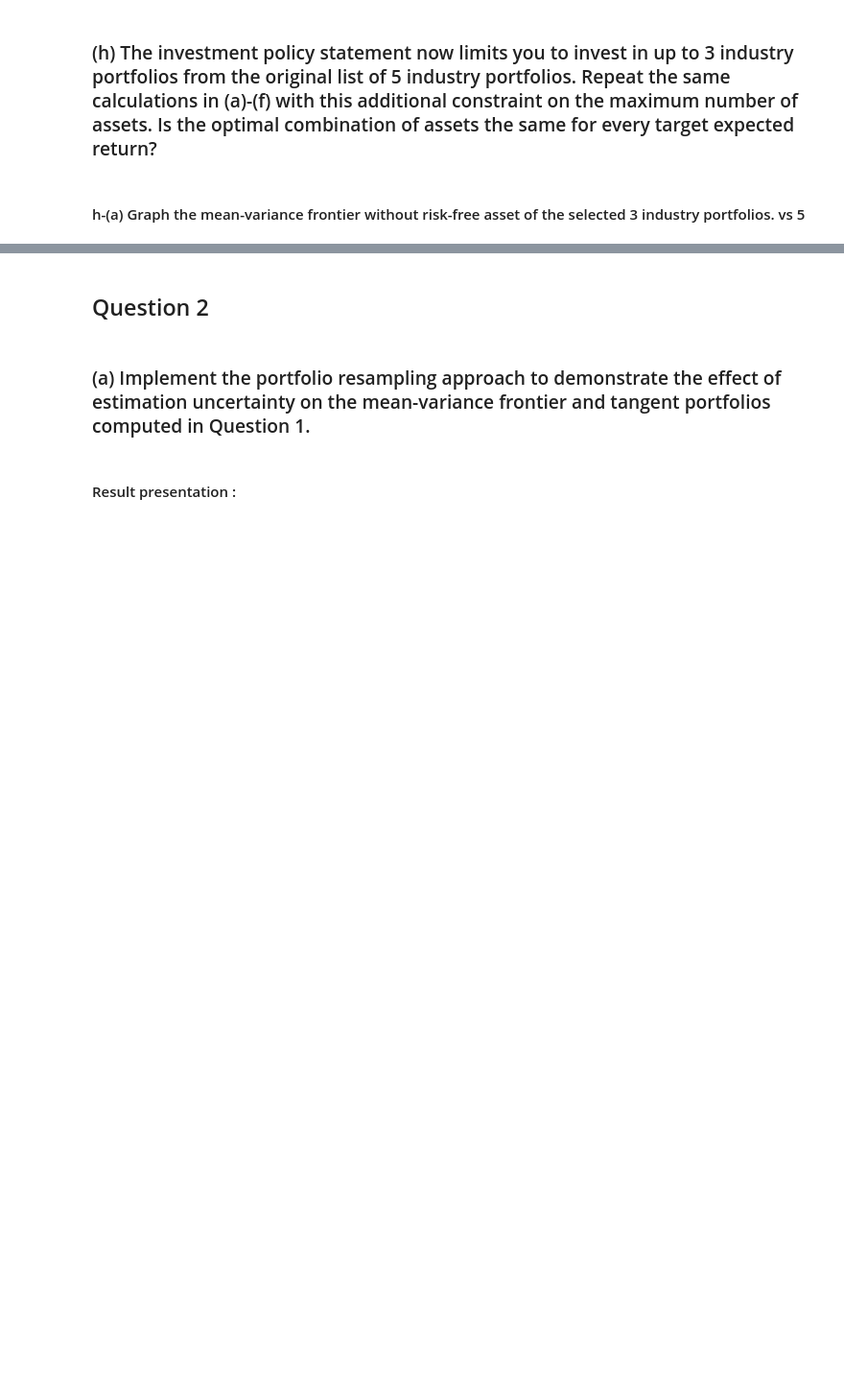
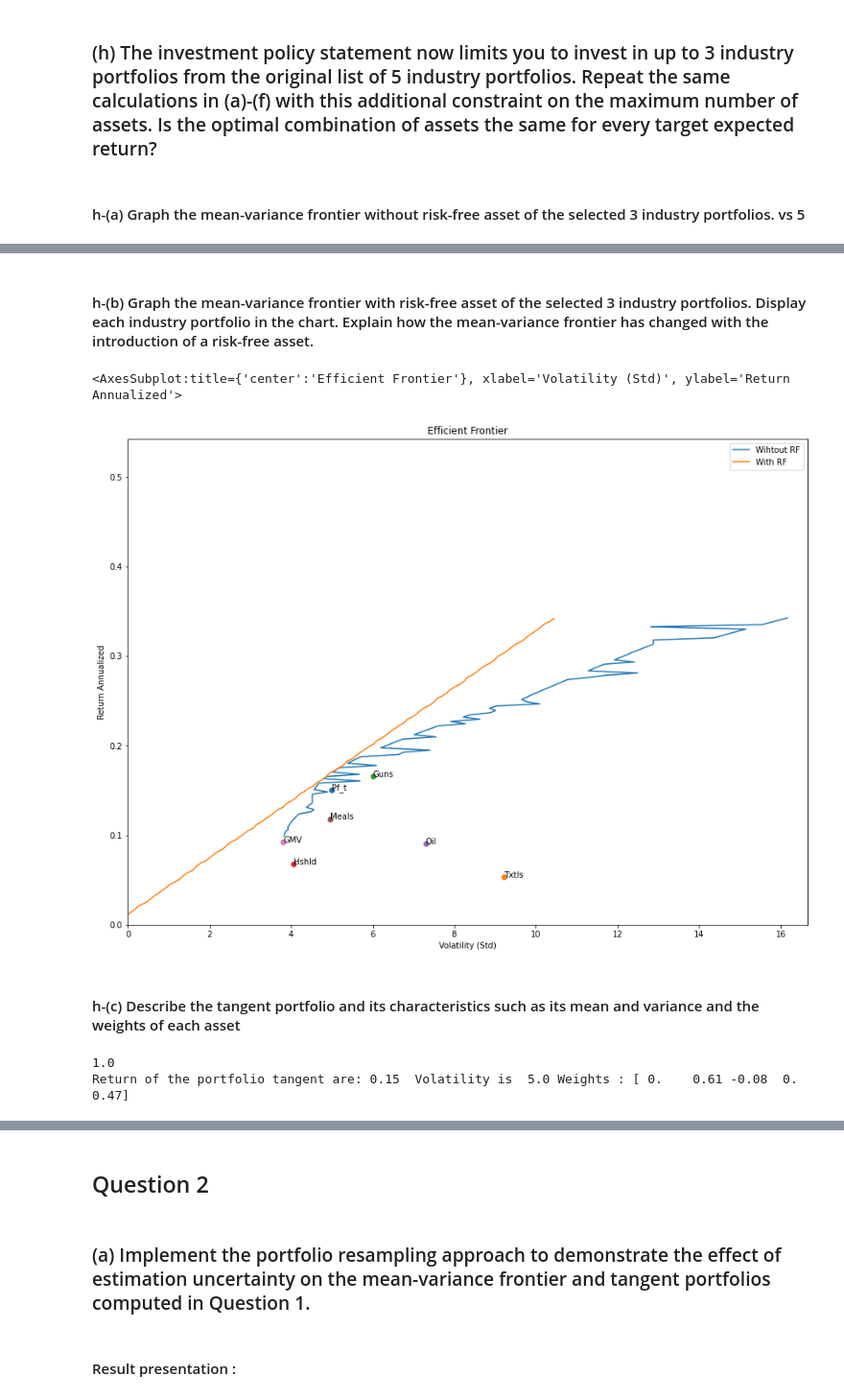
Before and after one commit to Damnsky100/Portfolio, a Jupyter notebook: Assignment_TP1.ipynb, the cells around one changed output, grey strips where cells are left out. Shown: that part at 96% size. Drawn from its saved outputs; the diff is of its cells as text; code cells hidden in the pictures; blank space fills up the shorter version.

```diff
--- a/Assignment_TP1.ipynb
+++ b/Assignment_TP1.ipynb
@@ -246,0 +279,24 @@ Of course not
+# %% [markdown]
+#### h-(b) Graph the mean-variance frontier with risk-free asset of the selected 3 industry portfolios. Display each industry portfolio in the chart. Explain how the mean-variance frontier has changed with the introduction of a risk-free asset.
+# %%
+f3.plot_ef_3(E_return, E_cov, Expected_Risk_free, Nbr_PTF, bounds_to_try_WS,  show_cml=True, show_gmv=True)
+# %% [output]
+<AxesSubplot:title={'center':'Efficient Frontier'}, xlabel='Volatility (Std)', ylabel='Return Annualized'>
+[figure, added]
+# %% [markdown]
+#### h-(c) Describe the tangent portfolio and its characteristics such as its mean and variance and the weights of each asset
+# %%
+#Trouver portefeuille maximum sharp ratio (Regler probleme de la fonction ou expliquer)
+
+#Tangent Portfolio --> maximiser le sharpe ratio
+w = f3.msr_3(Expected_Risk_free, E_return, E_cov, bounds_to_try_WS)
+ret =round(f.portfolio_return(w, E_return),2)
+vol = round(f.portfolio_vol(w, E_cov),2)
+#Print the caracteristics
+print(round(w.sum(), 4))
+print("Return of the portfolio tangent are:", ret,
+      " Volatility is ", vol,
+      "Weights :", np.round(w,2) )
+# %% [output]
+1.0
+Return of the portfolio tangent are: 0.15  Volatility is  5.0 Weights : [ 0.    0.61 -0.08  0.    0.47]
```
Also changed, not shown: parts of 15 cells of this notebook, 2 other files.
